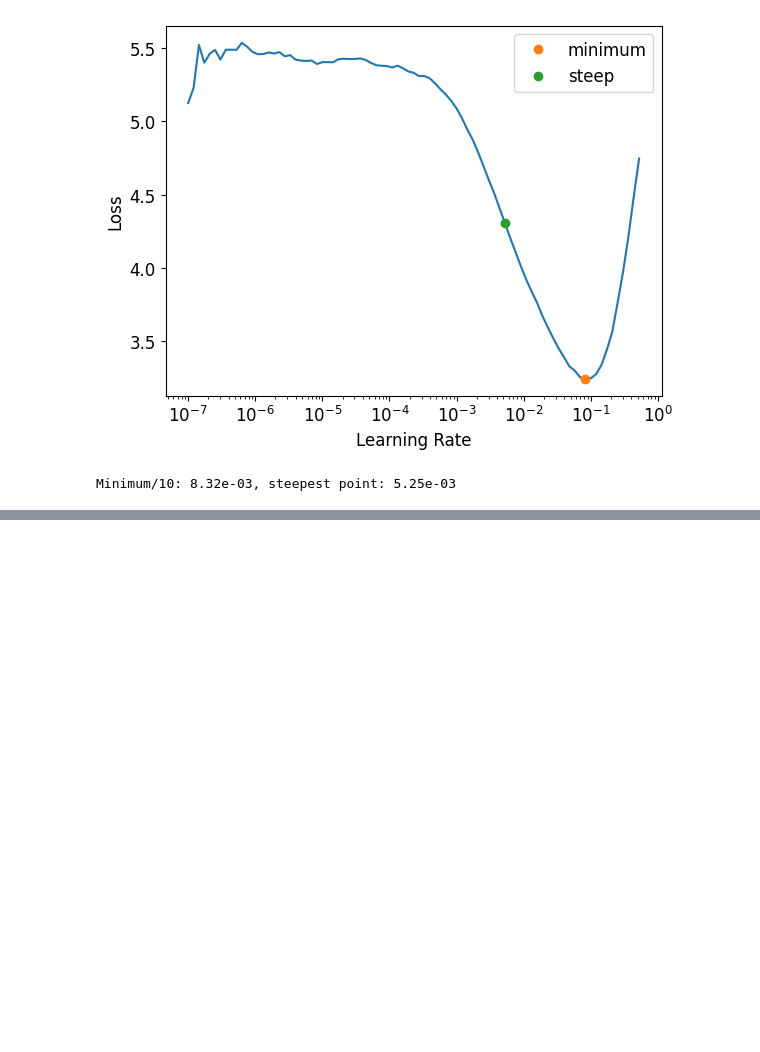
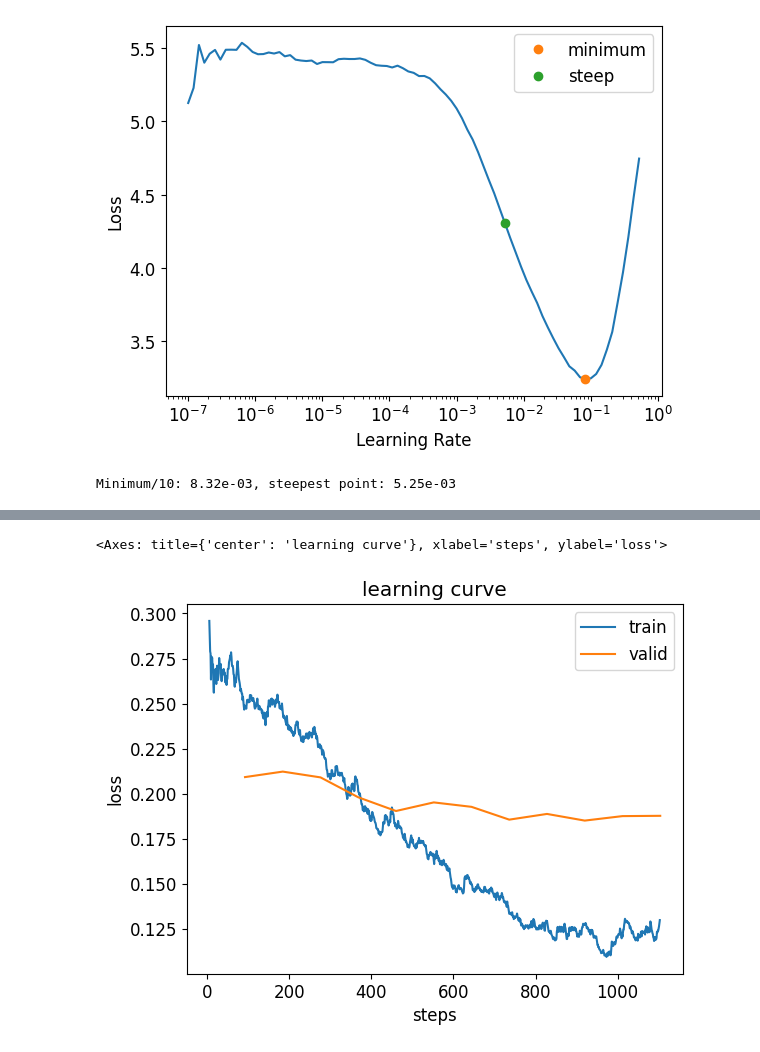
Before and after one commit to CodeWithOz/fastai-deep-learn-coders, a Jupyter notebook: ch_05_pet_breeds.ipynb, the cells around one changed output, grey strips where cells are left out. Saved outputs shown, nothing was run; the diff lists cells and outputs as text; code cells hidden in the pictures; blank space fills up the shorter version.

```diff
--- a/ch_05_pet_breeds.ipynb
+++ b/ch_05_pet_breeds.ipynb
@@ -265,0 +294,5 @@ learn.fine_tune(2, base_lr=3e-3)
+# %%
+learn = vision_learner(dls, resnet34, metrics=error_rate)
+learn.fit_one_cycle(3, 3e-3)
+learn.unfreeze()
+learn.fit_one_cycle(12, lr_max=slice(1e-6,1e-4))
@@ -265,0 +317,5 @@ learn.fine_tune(2, base_lr=3e-3)
+# %%
+learn.recorder.plot_loss()
+# %% [output]
+<Axes: title={'center': 'learning curve'}, xlabel='steps', ylabel='loss'>
+[figure, added]
```
Also changed, not shown: parts of 11 cells of this notebook.
